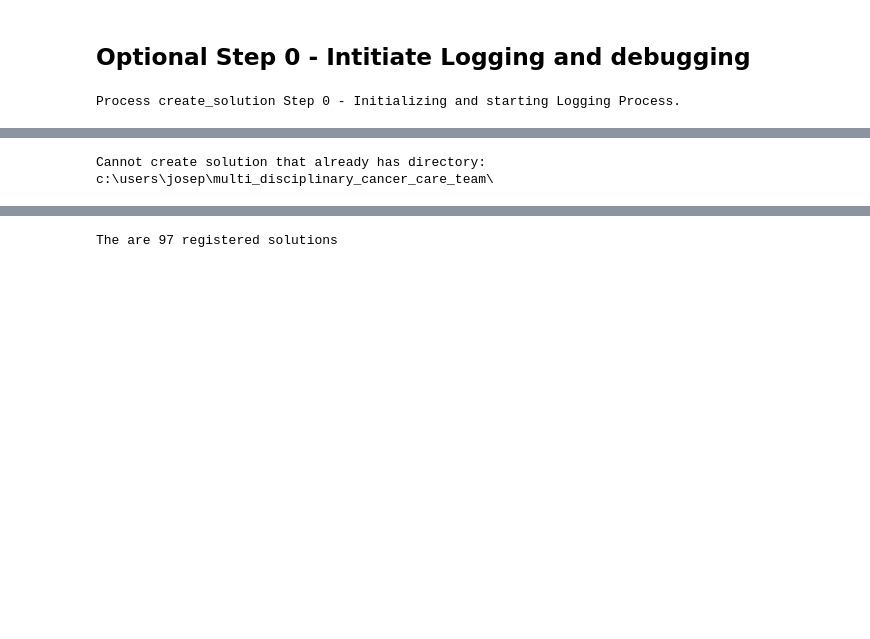
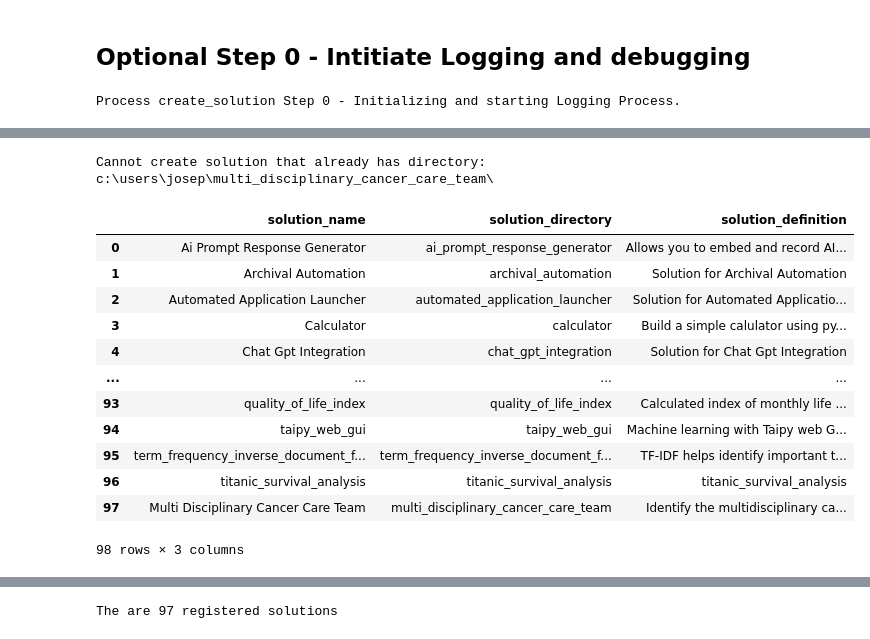
Before and after one commit to JoeEberle/create_solution, a Jupyter notebook: create_solution.ipynb, the cells around one changed output, grey strips where cells are left out. Cells and saved outputs as stored; diff of their text form; code cells hidden in the pictures; blank space fills up the shorter version.

Commit message:
Automated 2024-04-14 commit

```diff
--- a/create_solution.ipynb
+++ b/create_solution.ipynb
@@ -203,7 +227,21 @@ def create_solution(new_solution_name, new_solution_definition, path_to_solution
 # %%
 new_solution_name = "multi_disciplinary_cancer_care_team"
 new_solution_description = "Identify the multidisciplinary cancer care team roles and responsibilities in cancer treatment."
 print(create_solution(new_solution_name, new_solution_description,path_to_solution_library, path_to_solution_template))
+add_new_solution_to_registry(df_solution_registry, new_solution_name.replace('_',' ').title(), new_solution_name, new_solution_description)
 # %% [output]
 Cannot create solution that already has directory:
 c:\users\josep\multi_disciplinary_cancer_care_team\
+|  | solution_name | solution_directory | solution_definition |
+| 0 | Ai Prompt Response Generator | ai_prompt_response_generator | Allows you to embed and record AI... |
+| 1 | Archival Automation | archival_automation | Solution for Archival Automation |
+| 2 | Automated Application Launcher | automated_application_launcher | Solution for Automated Applicatio... |
+| 3 | Calculator | calculator | Build a simple calulator using py... |
+| 4 | Chat Gpt Integration | chat_gpt_integration | Solution for Chat Gpt Integration |
+| ... | ... | ... | ... |
+| 93 | quality_of_life_index | quality_of_life_index | Calculated index of monthly life ... |
+| 94 | taipy_web_gui | taipy_web_gui | Machine learning with Taipy web G... |
+| 95 | term_frequency_inverse_document_f... | term_frequency_inverse_document_f... | TF-IDF helps identify important t... |
+| 96 | titanic_survival_analysis | titanic_survival_analysis | titanic_survival_analysis |
+| 97 | Multi Disciplinary Cancer Care Team | multi_disciplinary_cancer_care_team | Identify the multidisciplinary ca... |
+98 rows × 3 columns
```
Also changed, not shown: parts of 18 cells of this notebook.
